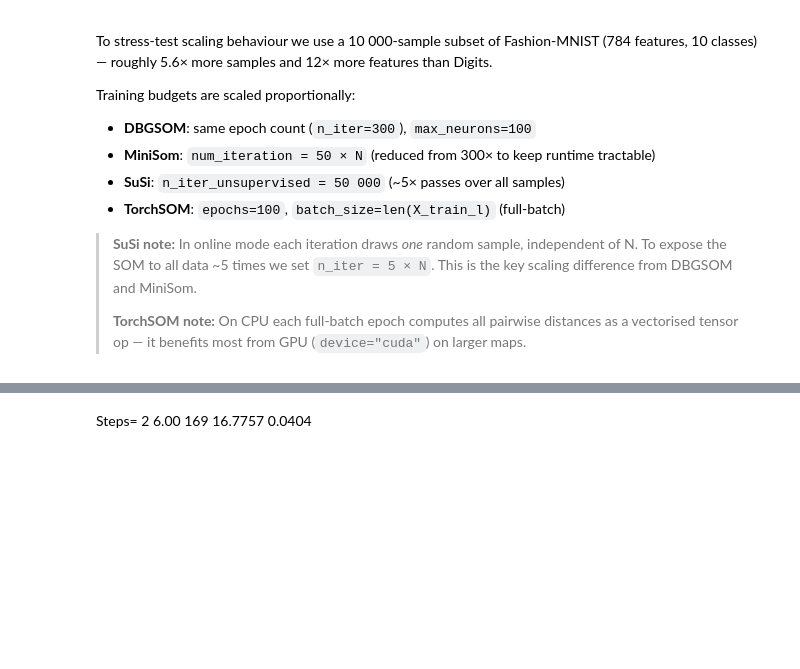
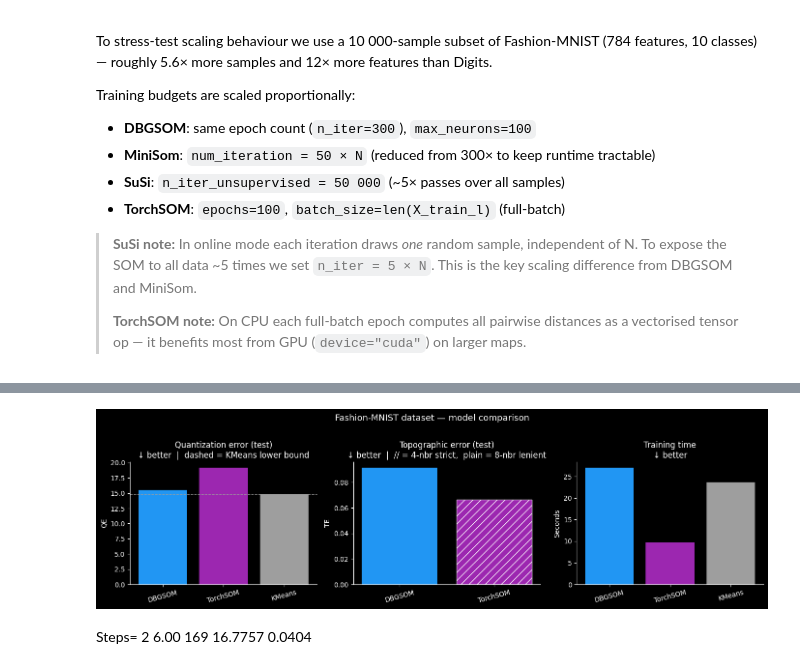
Before and after one commit to SandroMartens/DBGSOM, a Jupyter notebook: examples/som_comparison.ipynb, the cells around one changed output, grey strips where cells are left out. Saved outputs shown, nothing was run; the diff lists cells and outputs as text; code cells hidden in the pictures; blank space fills up the shorter version.

```diff
--- a/examples/som_comparison.ipynb
+++ b/examples/som_comparison.ipynb
@@ -688,4 +732,61 @@ pd.DataFrame(
 | TE neighbourhood | 8-nbr | 4-nbr | 8-nbr | 4-nbr | N/A |
+# %%
+_gray = "#9E9E9E"
+
+_methods_l = ["DBGSOM"]
+_qe_l = [float(som_db_l.calculate_quantization_error(X_test_l))]
+_te_l = [float(som_db_l.topographic_error_)]
+_time_l = [t_db_l]
+_colors_l = ["#2196F3"]
+_hatch_l = [False]
+
+try:
+    _qe_ts_l = float(som_ts_l.quantization_error(X_test_lt))
+    _te_ts_l = float(som_ts_l.topographic_error(X_test_lt))
+    _methods_l.append("TorchSOM")
+    _qe_l.append(_qe_ts_l)
+    _te_l.append(_te_ts_l)
+    _time_l.append(t_ts_l)
+    _colors_l.append("#9C27B0")
+    _hatch_l.append(True)
+except NameError:
+    pass  # TorchSOM training requires CUDA tensors — uncomment X_train_lt / X_test_lt in training cell
+
+_qe_km_val = float(
+    np.mean(np.min(euclidean_distances(X_test_l, km_l.cluster_centers_), axis=1))
+)
+
+fig, axes = plt.subplots(1, 3, figsize=(14, 4))
+
+axes[0].bar(_methods_l + ["KMeans"], _qe_l + [_qe_km_val], color=_colors_l + [_gray])
+axes[0].axhline(_qe_km_val, color=_gray, linestyle="--", linewidth=1, alpha=0.8)
+axes[0].set_title("Quantization error (test)\n↓ better  |  dashed = KMeans lower bound")
+axes[0].set_ylabel("QE")
+
+bars_te_l = axes[1].bar(_methods_l, _te_l, color=_colors_l)
+for bar, hatch in zip(bars_te_l, _hatch_l):
+    if hatch:
+        bar.set_hatch("//")
+        bar.set_edgecolor("white")
+axes[1].set_title(
+    "Topographic error (test)\n↓ better  |  // = 4-nbr strict,  plain = 8-nbr lenient"
+)
+axes[1].set_ylabel("TE")
+
+axes[2].bar(_methods_l + ["KMeans"], _time_l + [t_km_l], color=_colors_l + [_gray])
+axes[2].set_title("Training time\n↓ better")
+axes[2].set_ylabel("Seconds")
+
+for ax in axes:
+    ax.tick_params(axis="x", rotation=15)
+    ax.spines["top"].set_visible(False)
+    ax.spines["right"].set_visible(False)
+
+plt.suptitle("Fashion-MNIST dataset — model comparison", fontsize=13, y=1.02)
+plt.tight_layout()
+plt.show()
+# %% [output]
+[figure, added]
 # %% [markdown]
 Steps= 2
 6.00
```
Also changed, not shown: parts of 13 cells of this notebook, 3 other files.
